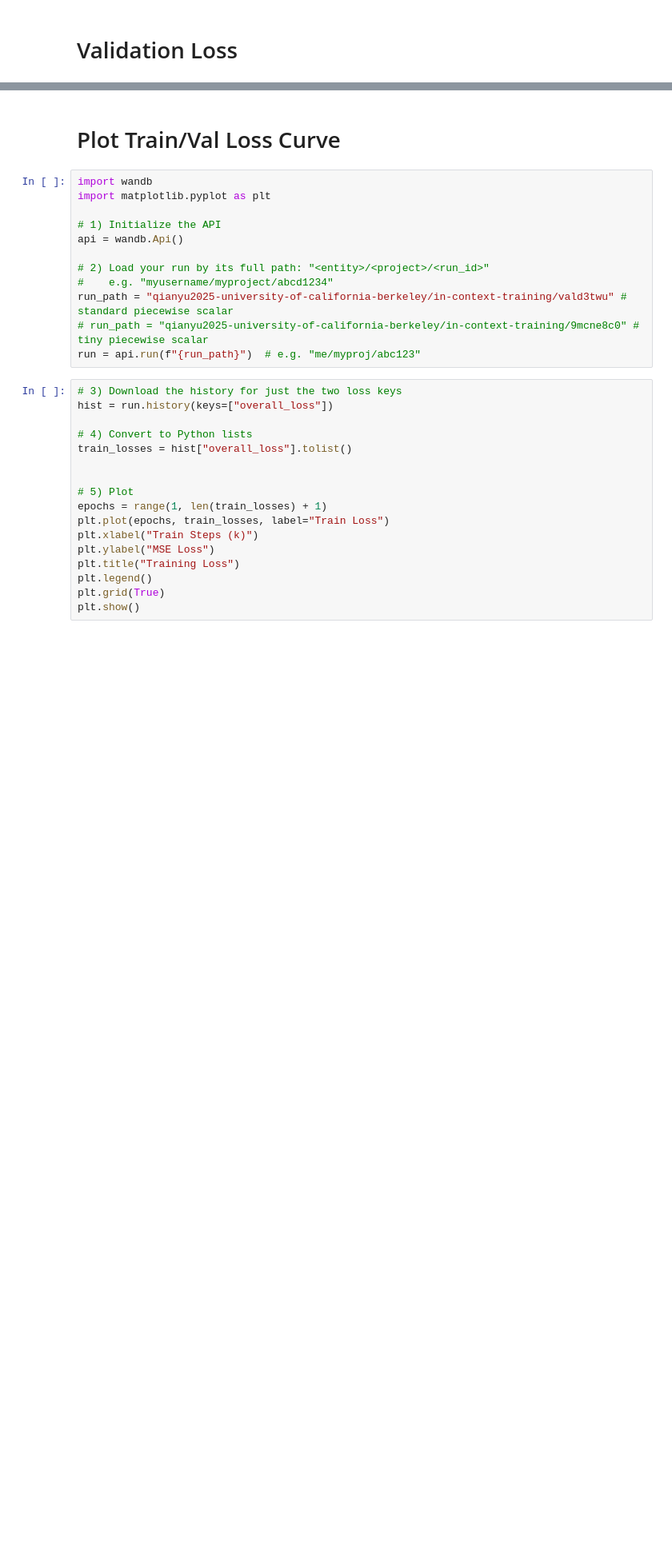
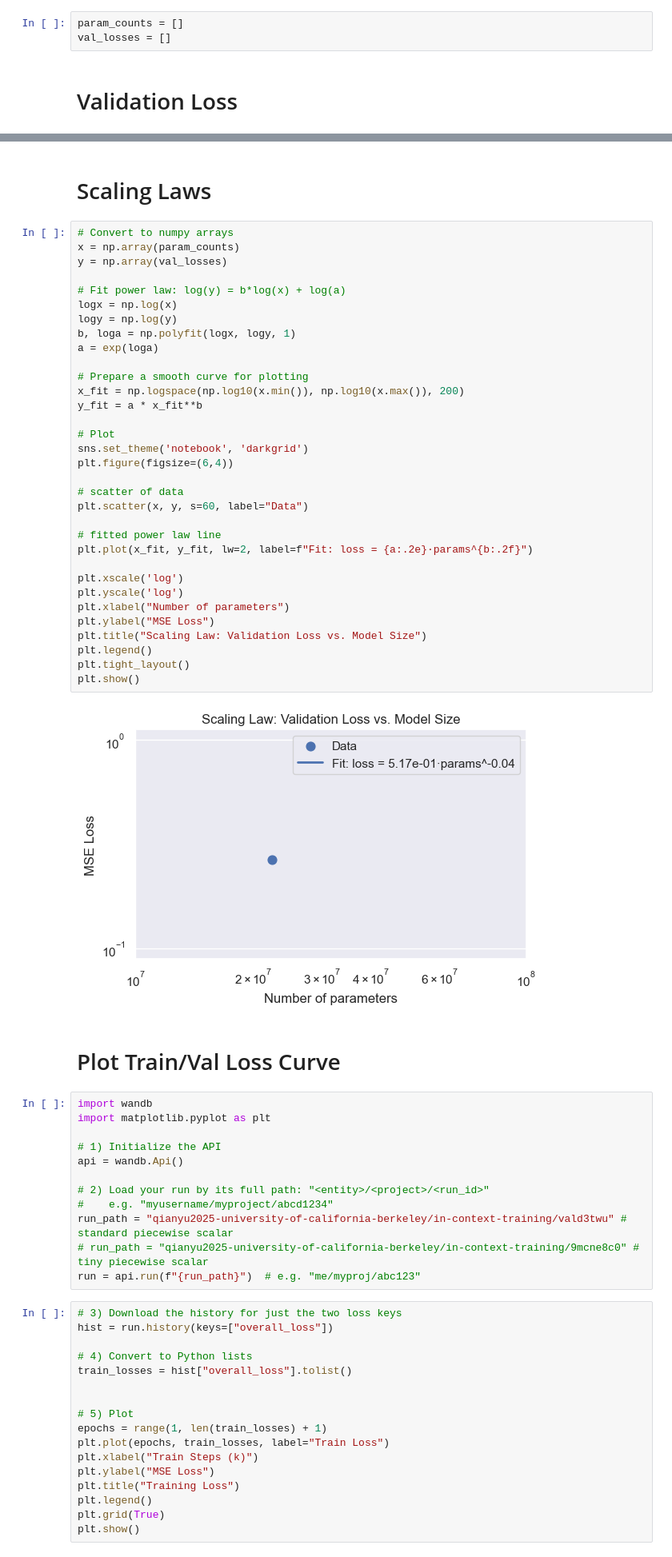
Before and after one commit to parkszachta/in-context-learning, a Jupyter notebook: eval.ipynb, the cells around one changed output, grey strips where cells are left out. Shown: that part at 80% size. Saved outputs shown, nothing was run; the diff lists cells and outputs as text; blank space fills up the shorter version.

Commit message:
Made scaling law code

```diff
--- a/eval.ipynb
+++ b/eval.ipynb
@@ -101,3 +106,6 @@ piecewise_linear_regression 77d790d5-6a46-4380-8d11-f26af1071c2d
+# %%
+param_counts = []
+val_losses = []
 # %% [markdown]
 # Validation Loss
 # %%
@@ -225,3 +262,40 @@ MSE = 0.267354
+# %% [markdown]
+# Scaling Laws
+# %%
+# Convert to numpy arrays
+x = np.array(param_counts)
+y = np.array(val_losses)
+
+# Fit power law: log(y) = b*log(x) + log(a)
+logx = np.log(x)
+logy = np.log(y)
+b, loga = np.polyfit(logx, logy, 1)
+a = exp(loga)
+
+# Prepare a smooth curve for plotting
+x_fit = np.logspace(np.log10(x.min()), np.log10(x.max()), 200)
+y_fit = a * x_fit**b
+
+# Plot
+sns.set_theme('notebook', 'darkgrid')
+plt.figure(figsize=(6,4))
+
+# scatter of data
+plt.scatter(x, y, s=60, label="Data")
+
+# fitted power law line
+plt.plot(x_fit, y_fit, lw=2, label=f"Fit: loss = {a:.2e}·params^{b:.2f}")
+
+plt.xscale('log')
+plt.yscale('log')
+plt.xlabel("Number of parameters")
+plt.ylabel("MSE Loss")
+plt.title("Scaling Law: Validation Loss vs. Model Size")
+plt.legend()
+plt.tight_layout()
+plt.show()
+# %% [output]
+[figure, added]
 # %% [markdown]
 # Plot Train/Val Loss Curve
 # %%
```
Also changed, not shown: parts of 4 cells of this notebook.
